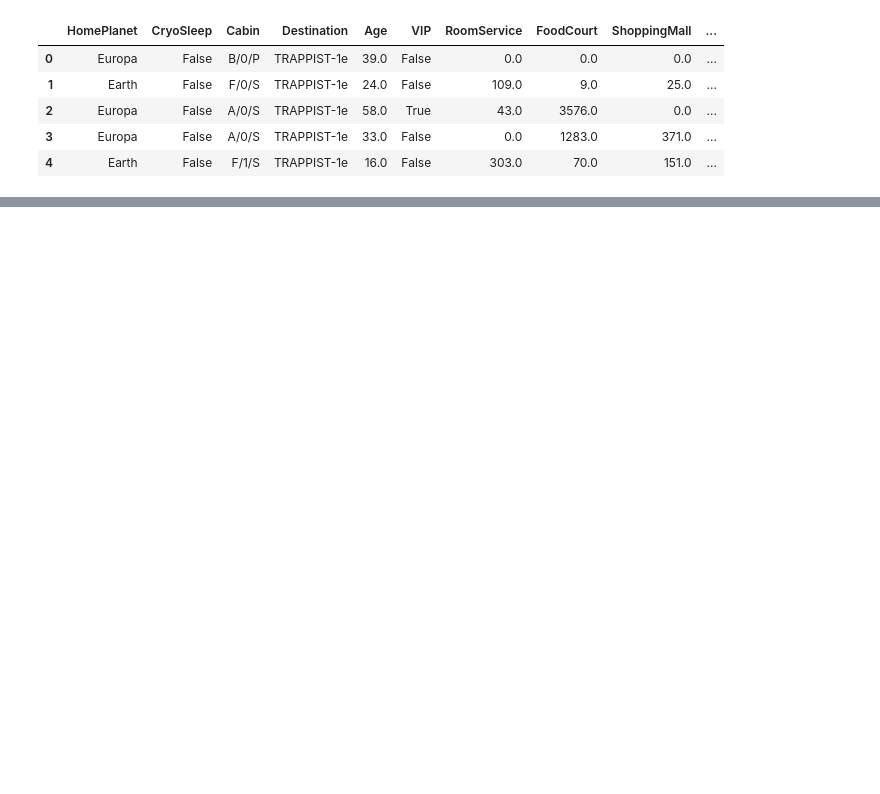
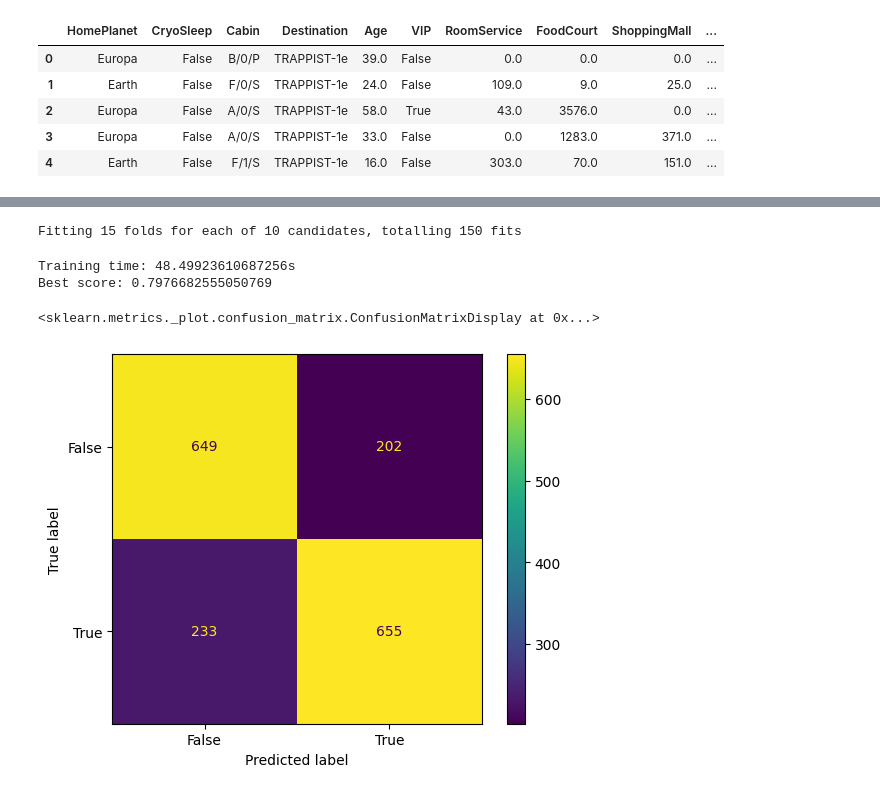
Before and after one commit to leonbos1/Machine-Learning, a Jupyter notebook: docs/files/week4.ipynb, the cells around one changed output, grey strips where cells are left out. Drawn from its saved outputs; the diff is of its cells as text; code cells hidden in the pictures; blank space fills up the shorter version.

```diff
--- a/docs/files/week4.ipynb
+++ b/docs/files/week4.ipynb
@@ -84,6 +84,7 @@ best_score = grid.best_score_
 best_params = grid.best_params_
 
 with open('result.txt', 'a') as f:
+    f.write(f"GridSearch icm SVC\n")
     f.write(f"Iterations: {iterations}\n")
     f.write(f"Best score: {best_score}\n")
     f.write(f"Best params: {best_params}\n")
@@ -111,0 +136,7 @@ ConfusionMatrixDisplay.from_estimator(grid.best_estimator_, test_x, test_y)
+# %%
+with open('result.txt', 'a') as f:
+    f.write(f"GridSearch icm RandomForestClassifier\n")
+    f.write(f"Iterations: {iterations}\n")
+    f.write(f"Best score: {best_score}\n")
+    f.write(f"Best params: {best_params}\n")
+    f.write(f"Training time: {end - start}s\n\n")
@@ -111,0 +152,39 @@ ConfusionMatrixDisplay.from_estimator(grid.best_estimator_, test_x, test_y)
+# %%
+#RandomSearchCV icm RandomForest
+from sklearn.model_selection import RandomizedSearchCV
+
+param_grid = {'n_estimators': [10, 100, 1000],
+                'max_depth': [None, 10, 100, 1000],
+                    'max_features': ['auto', 'sqrt', 'log2']}
+
+grid = RandomizedSearchCV(RandomForestClassifier(), param_grid, refit=True, cv=iterations, verbose=3, n_jobs=-1)
+
+start = time.time()
+grid.fit(train_x, train_y)
+end = time.time()
+
+print(f"Training time: {end - start}s")
+
+best_score = grid.best_score_
+best_params = grid.best_params_
+
+print(f"Best score: {best_score}")
+
+with open('result.txt', 'a') as f:
+    f.write(f"RandomizedSearchCV icm RandomForest\n")
+    f.write(f"Iterations: {iterations}\n")
+    f.write(f"Best score: {best_score}\n")
+    f.write(f"Best params: {best_params}\n")
+    f.write(f"Training time: {end - start}s\n\n")
+
+gs_results = pd.DataFrame(grid.cv_results_)
+gs_results.sort_values(by='mean_test_score', ascending=False, inplace=True)
+gs_results.head()
+
+ConfusionMatrixDisplay.from_estimator(grid.best_estimator_, test_x, test_y)
+# %% [output]
+Fitting 15 folds for each of 10 candidates, totalling 150 fits
+Training time: 48.49923610687256s
+Best score: 0.7976682555050769
+<sklearn.metrics._plot.confusion_matrix.ConfusionMatrixDisplay at 0x...>
+[figure, added]
```
Also changed, not shown: parts of 8 cells of this notebook, 1 other file.
